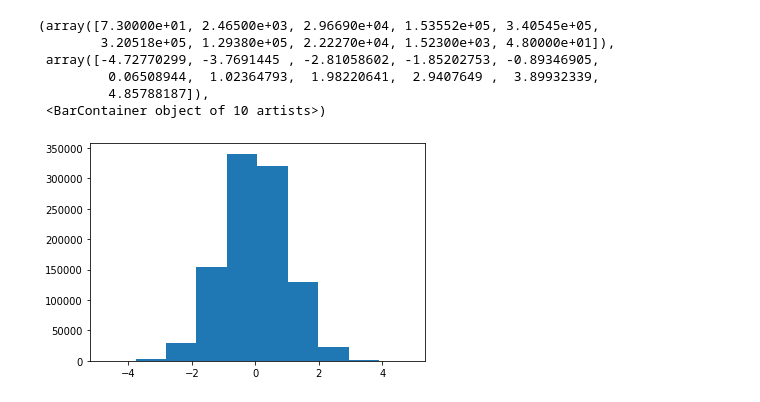
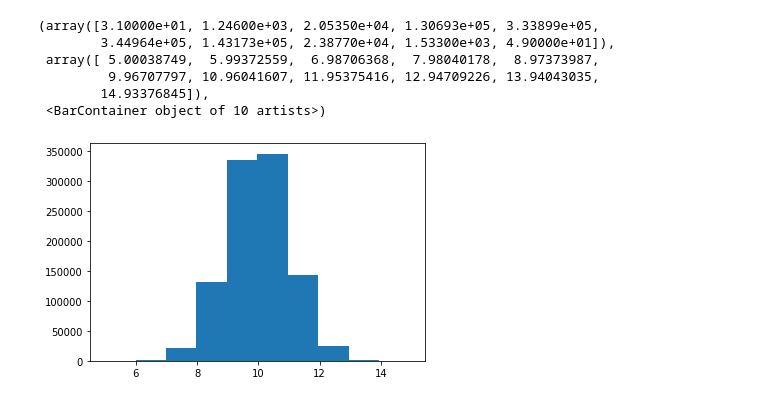
Before and after one commit to Sergio20f/generative_ml_for_particle_physics, a Jupyter notebook: data_notebooks/dist_visualisations.ipynb, the cells around one changed output. Saved outputs shown, nothing was run; the diff lists cells and outputs as text; code cells hidden in the pictures.

```diff
--- a/data_notebooks/dist_visualisations.ipynb
+++ b/data_notebooks/dist_visualisations.ipynb
@@ -6,13 +6,13 @@ import numpy as np
 
 from data_generation import simple_generation
 # %%
-a = simple_generation(0, 1,1000000)
+a = simple_generation(10, 1,1000000)
 plt.hist(a.init_dist)
 # %% [output]
-(array([7.30000e+01, 2.46500e+03, 2.96690e+04, 1.53552e+05, 3.40545e+05,
-        3.20518e+05, 1.29380e+05, 2.22270e+04, 1.52300e+03, 4.80000e+01]),
- array([-4.72770299, -3.7691445 , -2.81058602, -1.85202753, -0.89346905,
-         0.06508944,  1.02364793,  1.98220641,  2.9407649 ,  3.89932339,
-         4.85788187]),
+(array([3.10000e+01, 1.24600e+03, 2.05350e+04, 1.30693e+05, 3.33899e+05,
+        3.44964e+05, 1.43173e+05, 2.38770e+04, 1.53300e+03, 4.90000e+01]),
+ array([ 5.00038749,  5.99372559,  6.98706368,  7.98040178,  8.97373987,
+         9.96707797, 10.96041607, 11.95375416, 12.94709226, 13.94043035,
+        14.93376845]),
  <BarContainer object of 10 artists>)
-[figure, old version]
+[figure, new version]
```
Also changed, not shown: parts of 8 cells of this notebook, 2 other files.
